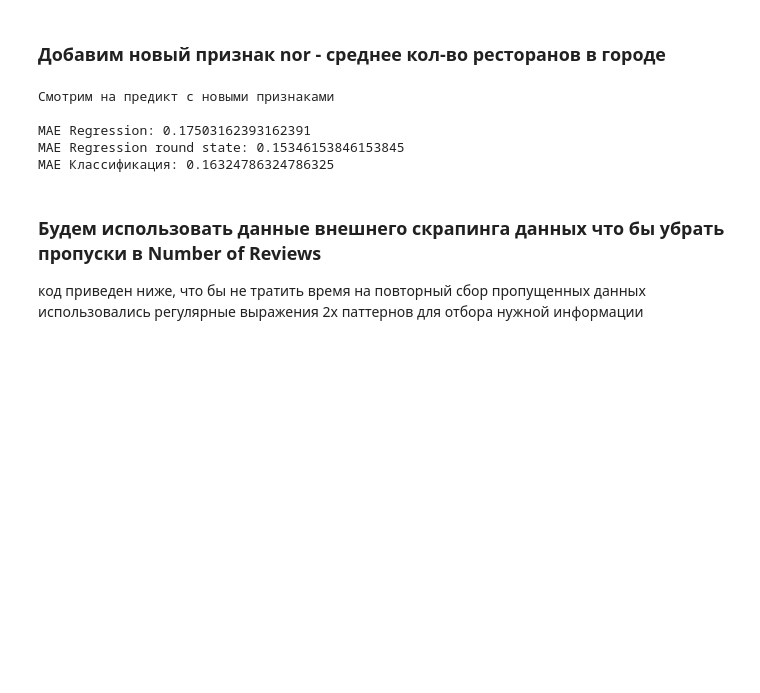
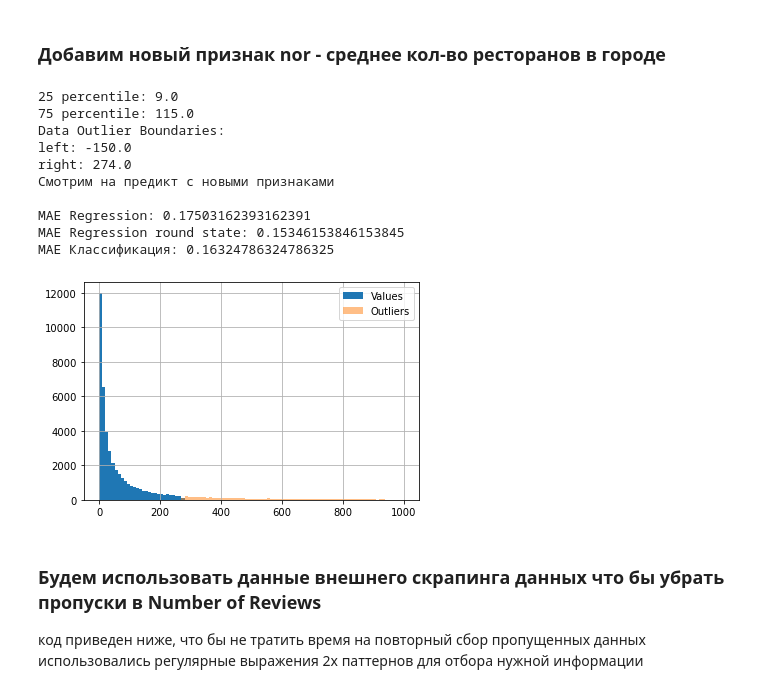
Before and after one commit to maximka1980/SF_DSPRO, a Jupyter notebook: module_3/MAIN - project3.ipynb, the cells around one changed output. Saved outputs shown, nothing was run; the diff lists cells and outputs as text; code cells hidden in the pictures; blank space fills up the shorter version.

```diff
--- a/module_3/MAIN - project3.ipynb
+++ b/module_3/MAIN - project3.ipynb
@@ -152,6 +152,28 @@ def learn_fit(df, random_state = None):
 #    plt.rcParams['figure.figsize'] = (10,10)
 #    feat_importances = pd.Series(regr.feature_importances_, index=X.columns)
 #    feat_importances.nlargest(15).plot(kind='barh')
+
+
+
+# Построение гистограммы цифровых признаков с выбросами, а также вывод границ выбросов
+def hist_outliers(col, end):
+
+    median = df[col].median()
+    IQR = df[col].quantile(0.75) - df[col].quantile(0.25)
+    perc25 = df[col].quantile(0.25)
+    perc75 = df[col].quantile(0.75)
+    l_side = perc25 - 1.5*IQR
+    r_side = perc75 + 1.5*IQR
+    print('25 percentile: {}'.format(perc25),
+          '\n75 percentile: {}'.format(perc75),
+          '\nData Outlier Boundaries:',
+          '\nleft: {}'.format(l_side),
+          '\nright: {}'.format(r_side))
+    df[col].loc[df[col].between(perc25 - 1.5*IQR, perc75 + 1.5*IQR)]\
+        .hist(bins=100, range=(0, end), label='Values')
+    df[col].loc[df[col] >= r_side].hist(alpha=0.5, bins=100, range=(0, end),
+                                        label='Outliers')
+    plt.legend()
 # %% [markdown]
 # Определим кол-во пропусков в признаках. В нашей задаче пропуски надо либо заполнить либо исключить
 # %%
@@ -610,22 +632,30 @@ missing_data(df)
 # %% [markdown]
 ### Добавим новый признак nor - среднее кол-во ресторанов в городе
 # %%
+hist_outliers('Number of Reviews', 1000)
+
 nor  = df.groupby('City')['Number of Reviews'].mean().to_dict()
 nor
 
 #добавили новый признак nor - среднее кол-во отзывов по городу
 df['nor']=df['City'].replace(to_replace=nor)
 
 #проверяем модель
 drop_columns = ['City','Cuisine Style', 'Price Range', 'Reviews', 'URL_TA','ID_TA']
 print('Смотрим на предикт с новыми признаками\n')
 learn_fit(df.drop(columns = drop_columns).dropna(), random_state=322)
 # %% [output]
+25 percentile: 9.0
+75 percentile: 115.0
+Data Outlier Boundaries:
+left: -150.0
+right: 274.0
 Смотрим на предикт с новыми признаками
 
 MAE Regression: 0.17503162393162391
 MAE Regression round state: 0.15346153846153845
 MAE Классификация: 0.16324786324786325
+[figure, added]
 # %%
 #df.drop(['Number of Reviews'],  inplace=True, axis =1 )
 # %% [markdown]
```
Also changed, not shown: parts of 4 cells of this notebook, 3 other files.
